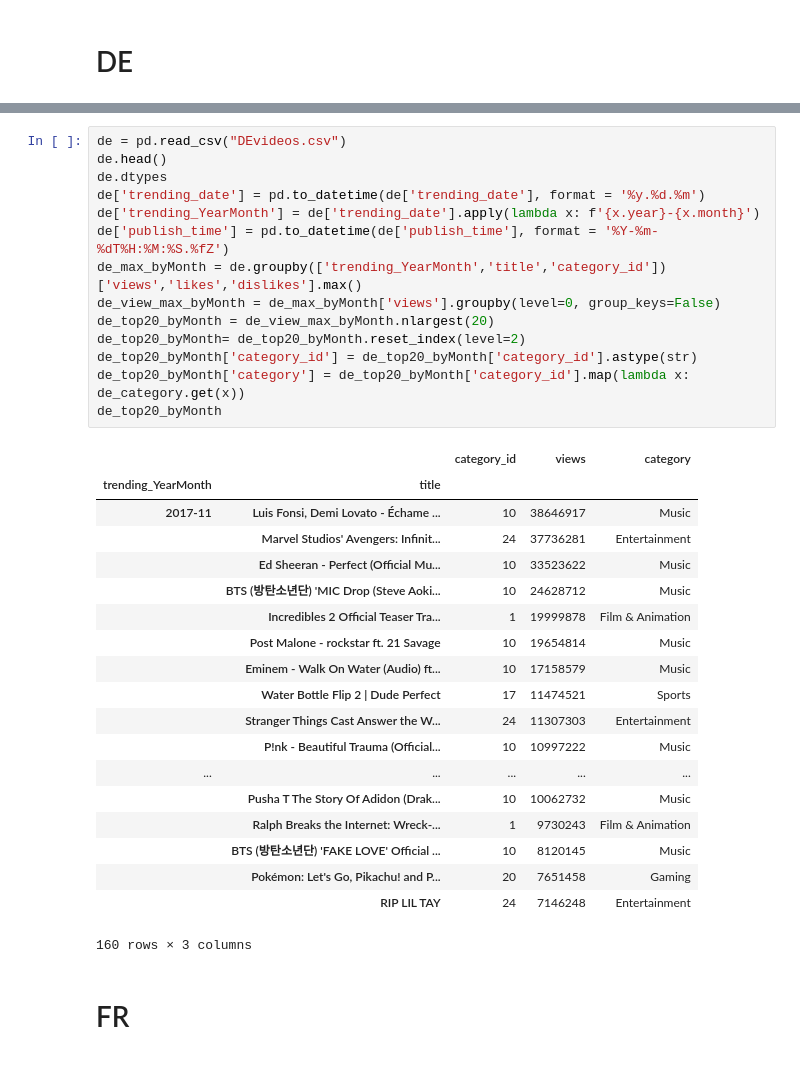
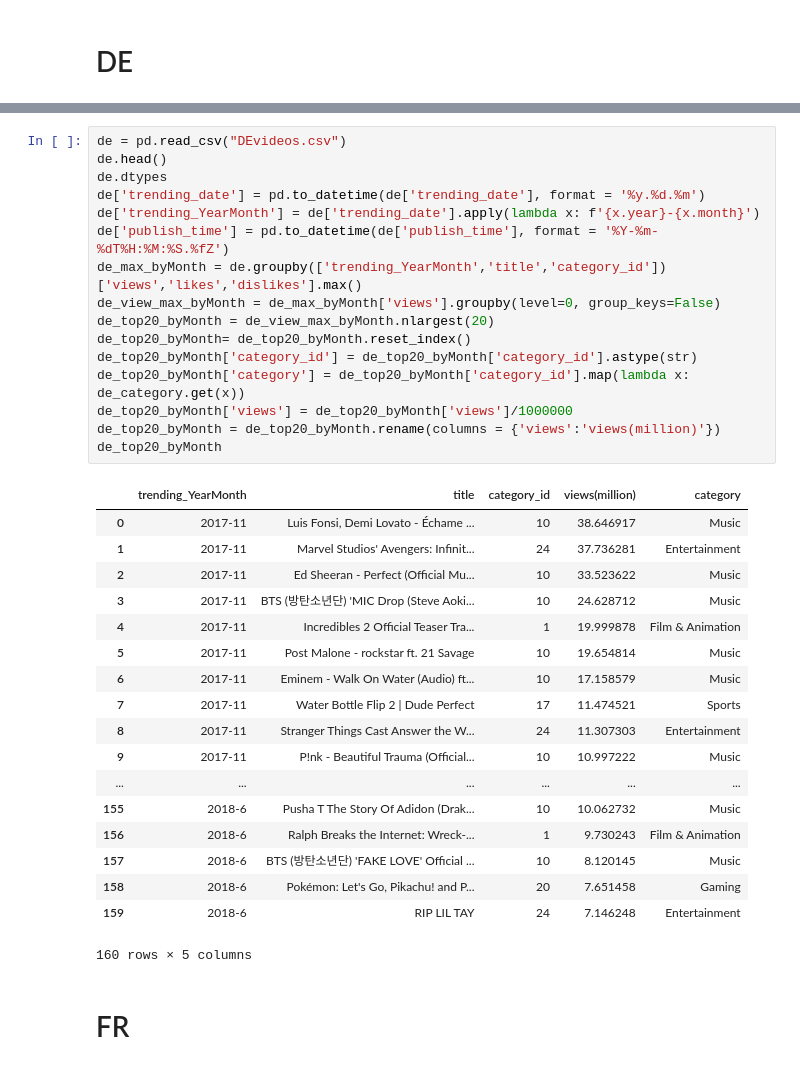
Before and after one commit to samoor64/MEDS_Project, a Jupyter notebook: Project1_analysis_Marina.ipynb, the cells around one changed output, grey strips where cells are left out. Saved outputs shown, nothing was run; the diff lists cells and outputs as text.

```diff
--- a/Project1_analysis_Marina.ipynb
+++ b/Project1_analysis_Marina.ipynb
@@ -201,37 +147,38 @@ de_category
 # %%
 de = pd.read_csv("DEvideos.csv")
 de.head()
 de.dtypes
 de['trending_date'] = pd.to_datetime(de['trending_date'], format = '%y.%d.%m')
 de['trending_YearMonth'] = de['trending_date'].apply(lambda x: f'{x.year}-{x.month}')
 de['publish_time'] = pd.to_datetime(de['publish_time'], format = '%Y-%m-%dT%H:%M:%S.%fZ')
 de_max_byMonth = de.groupby(['trending_YearMonth','title','category_id'])['views','likes','dislikes'].max()
 de_view_max_byMonth = de_max_byMonth['views'].groupby(level=0, group_keys=False)
 de_top20_byMonth = de_view_max_byMonth.nlargest(20)
-de_top20_byMonth= de_top20_byMonth.reset_index(level=2)
+de_top20_byMonth= de_top20_byMonth.reset_index()
 de_top20_byMonth['category_id'] = de_top20_byMonth['category_id'].astype(str)
 de_top20_byMonth['category'] = de_top20_byMonth['category_id'].map(lambda x: de_category.get(x))
+de_top20_byMonth['views'] = de_top20_byMonth['views']/1000000
+de_top20_byMonth = de_top20_byMonth.rename(columns = {'views':'views(million)'})
 de_top20_byMonth
 # %% [output]
-|  |  | category_id | views | category |
-| trending_YearMonth | title |  |  |  |
-| 2017-11 | Luis Fonsi, Demi Lovato - Échame ... | 10 | 38646917 | Music |
-|  | Marvel Studios' Avengers: Infinit... | 24 | 37736281 | Entertainment |
-|  | Ed Sheeran - Perfect (Official Mu... | 10 | 33523622 | Music |
-|  | BTS (방탄소년단) 'MIC Drop (Steve Aoki... | 10 | 24628712 | Music |
-|  | Incredibles 2 Official Teaser Tra... | 1 | 19999878 | Film & Animation |
-|  | Post Malone - rockstar ft. 21 Savage | 10 | 19654814 | Music |
-|  | Eminem - Walk On Water (Audio) ft... | 10 | 17158579 | Music |
-|  | Water Bottle Flip 2 | Dude Perfect | 17 | 11474521 | Sports |
-|  | Stranger Things Cast Answer the W... | 24 | 11307303 | Entertainment |
-|  | P!nk - Beautiful Trauma (Official... | 10 | 10997222 | Music |
-| ... | ... | ... | ... | ... |
-|  | Pusha T The Story Of Adidon (Drak... | 10 | 10062732 | Music |
-|  | Ralph Breaks the Internet: Wreck-... | 1 | 9730243 | Film & Animation |
-|  | BTS (방탄소년단) 'FAKE LOVE' Official ... | 10 | 8120145 | Music |
-|  | Pokémon: Let's Go, Pikachu! and P... | 20 | 7651458 | Gaming |
-|  | RIP LIL TAY | 24 | 7146248 | Entertainment |
+|  | trending_YearMonth | title | category_id | views(million) | category |
+| 0 | 2017-11 | Luis Fonsi, Demi Lovato - Échame ... | 10 | 38.646917 | Music |
+| 1 | 2017-11 | Marvel Studios' Avengers: Infinit... | 24 | 37.736281 | Entertainment |
+| 2 | 2017-11 | Ed Sheeran - Perfect (Official Mu... | 10 | 33.523622 | Music |
+| 3 | 2017-11 | BTS (방탄소년단) 'MIC Drop (Steve Aoki... | 10 | 24.628712 | Music |
+| 4 | 2017-11 | Incredibles 2 Official Teaser Tra... | 1 | 19.999878 | Film & Animation |
+| 5 | 2017-11 | Post Malone - rockstar ft. 21 Savage | 10 | 19.654814 | Music |
+| 6 | 2017-11 | Eminem - Walk On Water (Audio) ft... | 10 | 17.158579 | Music |
+| 7 | 2017-11 | Water Bottle Flip 2 | Dude Perfect | 17 | 11.474521 | Sports |
+| 8 | 2017-11 | Stranger Things Cast Answer the W... | 24 | 11.307303 | Entertainment |
+| 9 | 2017-11 | P!nk - Beautiful Trauma (Official... | 10 | 10.997222 | Music |
+| ... | ... | ... | ... | ... | ... |
+| 155 | 2018-6 | Pusha T The Story Of Adidon (Drak... | 10 | 10.062732 | Music |
+| 156 | 2018-6 | Ralph Breaks the Internet: Wreck-... | 1 | 9.730243 | Film & Animation |
+| 157 | 2018-6 | BTS (방탄소년단) 'FAKE LOVE' Official ... | 10 | 8.120145 | Music |
+| 158 | 2018-6 | Pokémon: Let's Go, Pikachu! and P... | 20 | 7.651458 | Gaming |
+| 159 | 2018-6 | RIP LIL TAY | 24 | 7.146248 | Entertainment |
-160 rows × 3 columns
+160 rows × 5 columns
 # %% [markdown]
 # FR
 # %%
```
Also changed, not shown: parts of 18 cells of this notebook.
